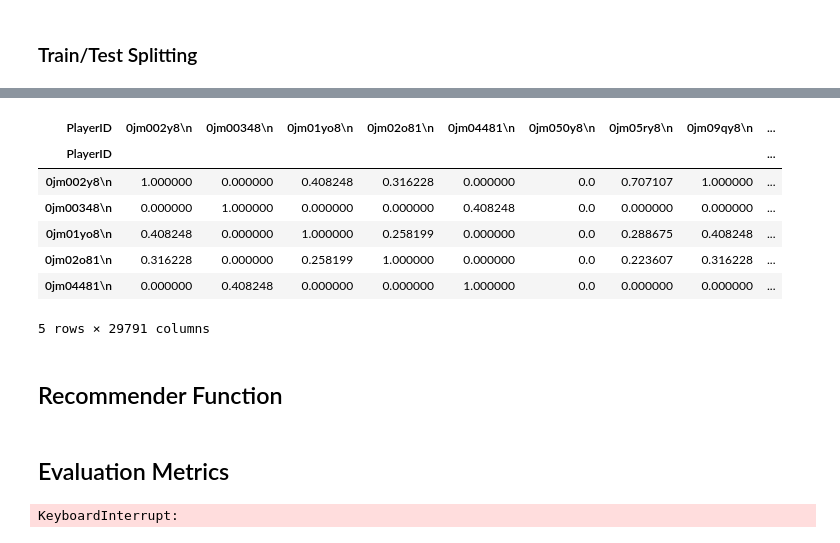
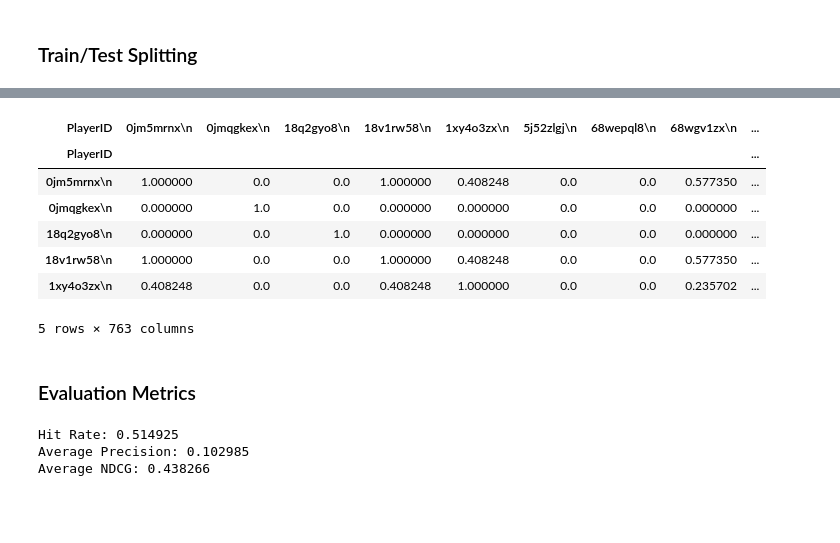
Before and after one commit to we-are-speed/we-are-speedrunners, a Jupyter notebook: TrialModels/Model3.ipynb, the cells around one changed output, grey strips where cells are left out. Saved outputs shown, nothing was run; the diff lists cells and outputs as text; code cells hidden in the pictures; blank space fills up the shorter version.

```diff
--- a/TrialModels/Model3.ipynb
+++ b/TrialModels/Model3.ipynb
@@ -103,27 +102,18 @@ train_matrix_sparse = csr_matrix(train_matrix.values)
-# %%
-# Sample 2000 players randomly
-# sampled_players = train_matrix.sample(n=2000, random_state=42)
-
-player_sim_df_train = pd.DataFrame(
-    # cosine_similarity(sampled_players), # Compute similarity for sampled players instead of entire train_matrix
-    # index=sampled_players.index,
-    # columns=sampled_players.index
-
-    cosine_similarity(train_matrix_sparse),
-    index=train_matrix.index,
-    columns=train_matrix.index
-)
-
-player_sim_df_train.head()
-# %% [output]
-| PlayerID | 0jm002y8\n | 0jm00348\n | 0jm01yo8\n | 0jm02o81\n | 0jm04481\n | 0jm050y8\n | 0jm05ry8\n | 0jm09qy8\n | ... |
-| PlayerID |  |  |  |  |  |  |  |  | ... |
-| 0jm002y8\n | 1.000000 | 0.000000 | 0.408248 | 0.316228 | 0.000000 | 0.0 | 0.707107 | 1.000000 | ... |
-| 0jm00348\n | 0.000000 | 1.000000 | 0.000000 | 0.000000 | 0.408248 | 0.0 | 0.000000 | 0.000000 | ... |
-| 0jm01yo8\n | 0.408248 | 0.000000 | 1.000000 | 0.258199 | 0.000000 | 0.0 | 0.288675 | 0.408248 | ... |
-| 0jm02o81\n | 0.316228 | 0.000000 | 0.258199 | 1.000000 | 0.000000 | 0.0 | 0.223607 | 0.316228 | ... |
-| 0jm04481\n | 0.000000 | 0.408248 | 0.000000 | 0.000000 | 1.000000 | 0.0 | 0.000000 | 0.000000 | ... |
-5 rows × 29791 columns
-# %% [markdown]
-## Recommender Function
+# %%
+player_sim_sparse_df = pd.DataFrame(
+    cosine_similarity(train_matrix_sparse),  # Compute similarity between players
+    index=train_matrix.index,
+    columns=train_matrix.index
+)
+
+player_sim_sparse_df.head()
+# %% [output]
+| PlayerID | 0jm5mrnx\n | 0jmqgkex\n | 18q2gyo8\n | 18v1rw58\n | 1xy4o3zx\n | 5j52zlgj\n | 68wepql8\n | 68wgv1zx\n | ... |
+| PlayerID |  |  |  |  |  |  |  |  | ... |
+| 0jm5mrnx\n | 1.000000 | 0.0 | 0.0 | 1.000000 | 0.408248 | 0.0 | 0.0 | 0.577350 | ... |
+| 0jmqgkex\n | 0.000000 | 1.0 | 0.0 | 0.000000 | 0.000000 | 0.0 | 0.0 | 0.000000 | ... |
+| 18q2gyo8\n | 0.000000 | 0.0 | 1.0 | 0.000000 | 0.000000 | 0.0 | 0.0 | 0.000000 | ... |
+| 18v1rw58\n | 1.000000 | 0.0 | 0.0 | 1.000000 | 0.408248 | 0.0 | 0.0 | 0.577350 | ... |
+| 1xy4o3zx\n | 0.408248 | 0.0 | 0.0 | 0.408248 | 1.000000 | 0.0 | 0.0 | 0.235702 | ... |
+5 rows × 763 columns
 # %%
@@ -157,5 +143,5 @@ def recommend_games_for_player(player_id, player_game_matrix, player_sim_df, top
 # %% [markdown]
-## Evaluation Metrics
+### Evaluation Metrics
 # %%
 import random
 
@@ -211,16 +195,18 @@ def evaluate_recommender(player_game_matrix, player_sim_df, test_dict, top_n=5,
 
     return hit_rate, avg_precision, avg_ndcg
 # %%
+# Run evaluation function
 hit_rate, avg_precision, avg_ndcg = evaluate_recommender(
     player_game_matrix=train_matrix,
-    player_sim_df=player_sim_df_train,
+    player_sim_df=player_sim_sparse_df,
     test_dict=test_dict,
     top_n=5,
-    # sampled_players=sampled_players
 )
 
 print(f"Hit Rate: {hit_rate:.6f}")
 print(f"Average Precision: {avg_precision:.6f}")
 print(f"Average NDCG: {avg_ndcg:.6f}")
 # %% [output]
-KeyboardInterrupt:
+Hit Rate: 0.514925
+Average Precision: 0.102985
+Average NDCG: 0.438266
```
Also changed, not shown: parts of 16 cells of this notebook.
